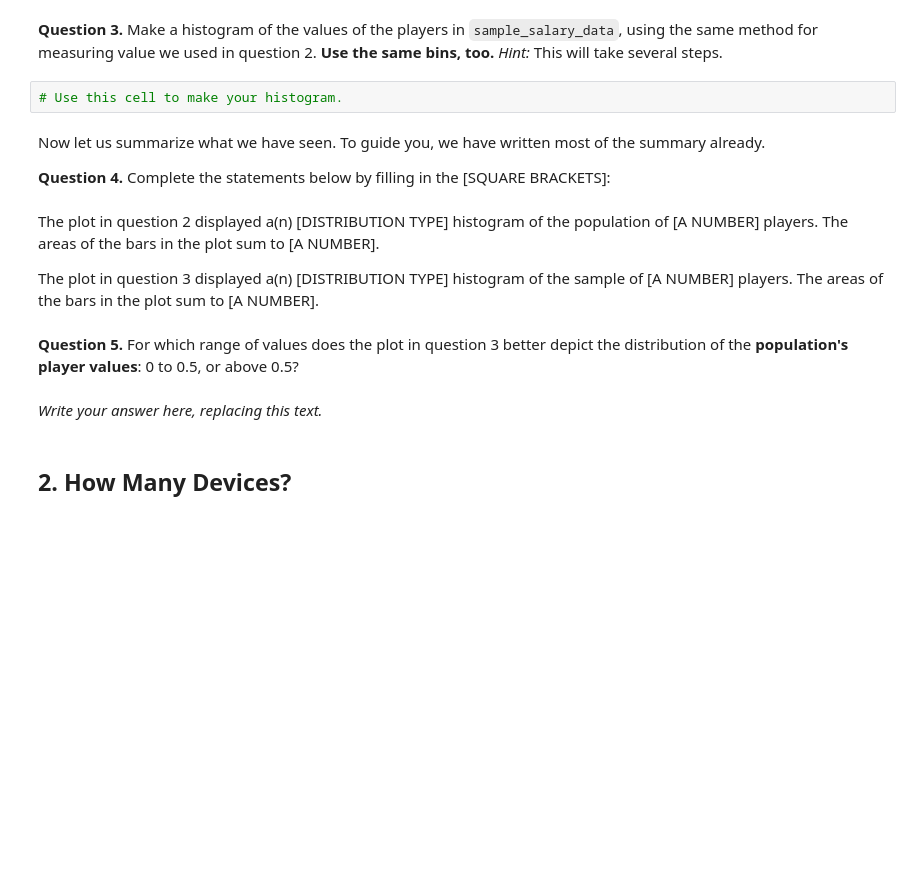
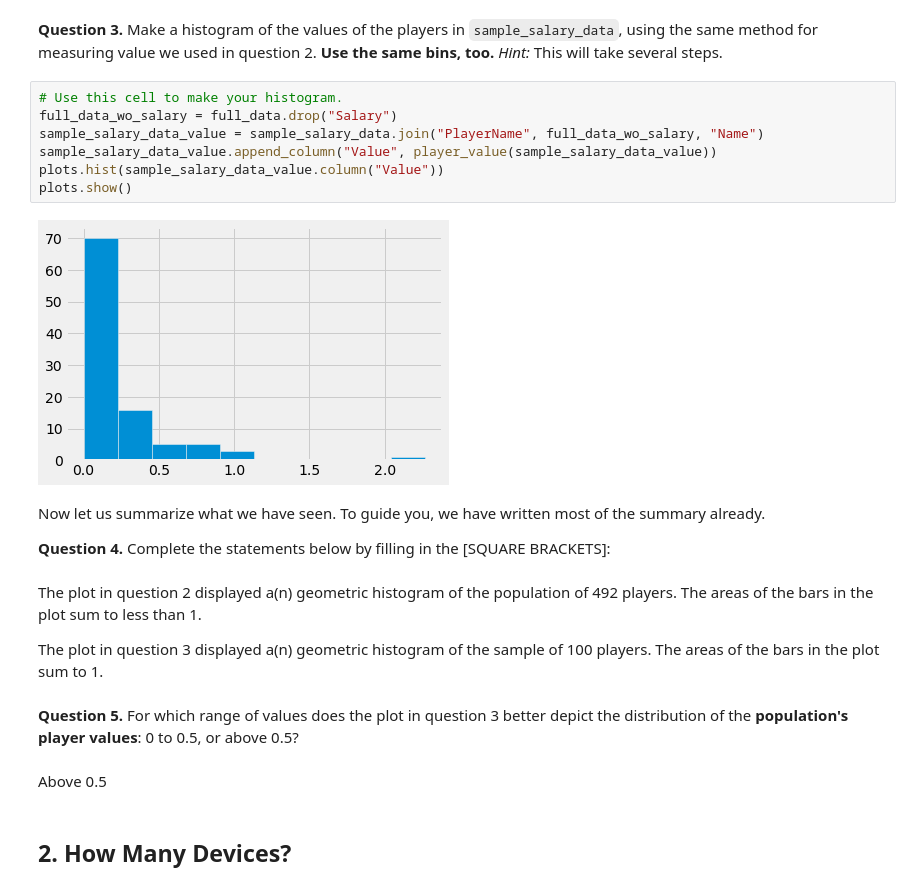
Before and after one commit to ferpart/data_science, a Jupyter notebook: homeworks/hw04/hw04.ipynb, the cells around one changed output. Cells and saved outputs as stored; diff of their text form; blank space fills up the shorter version.

```diff
--- a/homeworks/hw04/hw04.ipynb
+++ b/homeworks/hw04/hw04.ipynb
@@ -57,19 +120,26 @@ sample_salary_data.show(3)
 # %% [markdown]
 **Question 3.** Make a histogram of the values of the players in `sample_salary_data`, using the same method for measuring value we used in question 2.  **Use the same bins, too.**  *Hint:* This will take several steps.
-# %%
-# Use this cell to make your histogram.
+# %%
+# Use this cell to make your histogram.
+full_data_wo_salary = full_data.drop("Salary")
+sample_salary_data_value = sample_salary_data.join("PlayerName", full_data_wo_salary, "Name")
+sample_salary_data_value.append_column("Value", player_value(sample_salary_data_value))
+plots.hist(sample_salary_data_value.column("Value"))
+plots.show()
+# %% [output]
+[figure, added]
 # %% [markdown]
 Now let us summarize what we have seen.  To guide you, we have written most of the summary already.
 
 **Question 4.** Complete the statements below by filling in the [SQUARE BRACKETS]:
 # %% [markdown]
-The plot in question 2 displayed a(n) [DISTRIBUTION TYPE] histogram of the population of [A NUMBER] players.  The areas of the bars in the plot sum to [A NUMBER].
+The plot in question 2 displayed a(n) geometric histogram of the population of 492 players. The areas of the bars in the plot sum to less than 1.
 
-The plot in question 3 displayed a(n) [DISTRIBUTION TYPE] histogram of the sample of [A NUMBER] players.  The areas of the bars in the plot sum to [A NUMBER].
+The plot in question 3 displayed a(n) geometric histogram of the sample of 100 players. The areas of the bars in the plot sum to 1.
 # %% [markdown]
 **Question 5.** For which range of values does the plot in question 3 better depict the distribution of the **population's player values**: 0 to 0.5, or above 0.5?
-# %% [markdown]
-*Write your answer here, replacing this text.*
+# %% [markdown]
+Above 0.5
 # %% [markdown]
 ## 2. How Many Devices?
 # %% [markdown]
```
Also changed, not shown: parts of 41 cells of this notebook.
